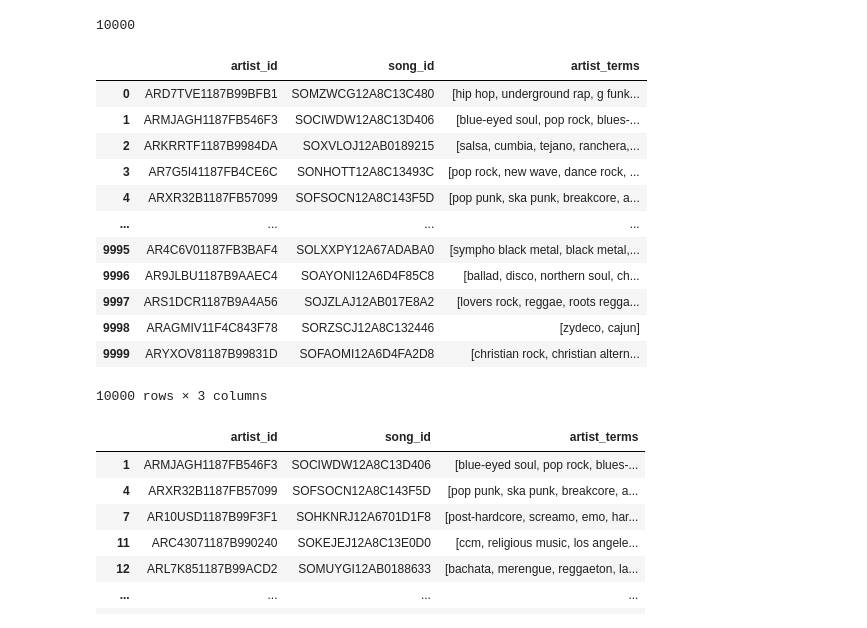
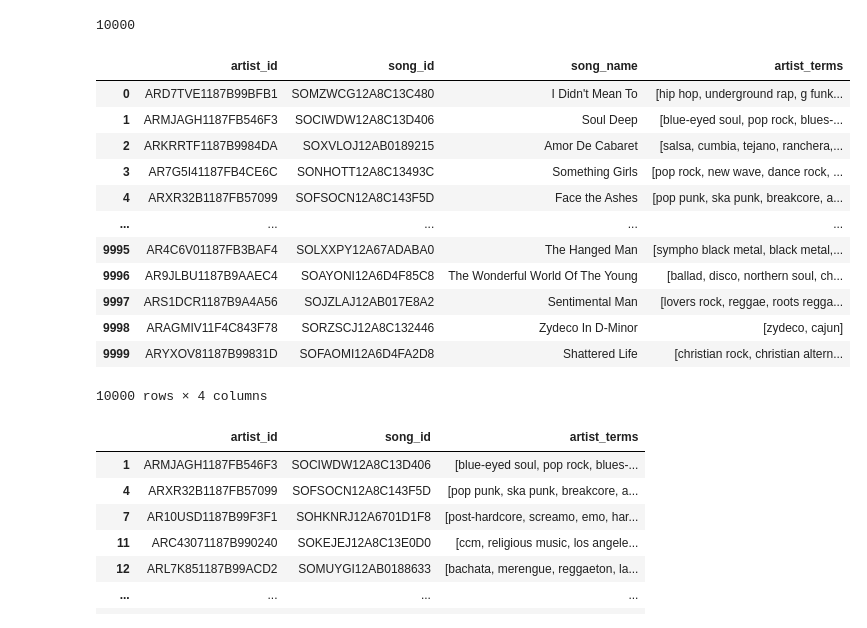
Before and after one commit to matijasipek/comp_tools, a Jupyter notebook: apriori - exercises based.ipynb, the cells around one changed output. Cells and saved outputs as stored; diff of their text form; code cells hidden in the pictures.

```diff
--- a/apriori - exercises based.ipynb
+++ b/apriori - exercises based.ipynb
@@ -68,8 +68,8 @@ for i in range(N):
     song_id = hdf5_getters.get_song_id(h5)
     song_id = song_id.decode("utf-8")
 
-    #song_name = hdf5_getters.get_title(h5)
-    #song_name = song_name.decode("utf-8")
+    song_name = hdf5_getters.get_title(h5)
+    song_name = song_name.decode("utf-8")
 
     #song_hottness = hdf5_getters.get_song_hotttnesss(h5)
 
@@ -96,7 +96,7 @@ for i in range(N):
     #record.append(artist_name)
     #record.append(artist_location)
     record.append(song_id)
-    #record.append(song_name)
+    record.append(song_name)
     #record.append(song_hottness)
     #record.append(time_signature)
     record.append(artist_terms)
@@ -110,22 +110,22 @@ for i in range(N):
     data.append(record)
 # %%
 #df = pd.DataFrame(data, columns=['artist_id', 'artist_name', 'artist_location', 'song_id', 'song_name', 'song_hottness','time_signature','artist_terms','artist_mbtags','mode','year','latitude','longitude'])
-df = pd.DataFrame(data, columns=['artist_id','song_id','artist_terms'])
+df = pd.DataFrame(data, columns=['artist_id','song_id','song_name','artist_terms'])
 df
 # %% [output]
-|  | artist_id | song_id | artist_terms |
-| 0 | ARD7TVE1187B99BFB1 | SOMZWCG12A8C13C480 | [hip hop, underground rap, g funk... |
-| 1 | ARMJAGH1187FB546F3 | SOCIWDW12A8C13D406 | [blue-eyed soul, pop rock, blues-... |
-| 2 | ARKRRTF1187B9984DA | SOXVLOJ12AB0189215 | [salsa, cumbia, tejano, ranchera,... |
-| 3 | AR7G5I41187FB4CE6C | SONHOTT12A8C13493C | [pop rock, new wave, dance rock, ... |
-| 4 | ARXR32B1187FB57099 | SOFSOCN12A8C143F5D | [pop punk, ska punk, breakcore, a... |
-| ... | ... | ... | ... |
-| 9995 | AR4C6V01187FB3BAF4 | SOLXXPY12A67ADABA0 | [sympho black metal, black metal,... |
-| 9996 | AR9JLBU1187B9AAEC4 | SOAYONI12A6D4F85C8 | [ballad, disco, northern soul, ch... |
-| 9997 | ARS1DCR1187B9A4A56 | SOJZLAJ12AB017E8A2 | [lovers rock, reggae, roots regga... |
-| 9998 | ARAGMIV11F4C843F78 | SORZSCJ12A8C132446 | [zydeco, cajun] |
-| 9999 | ARYXOV81187B99831D | SOFAOMI12A6D4FA2D8 | [christian rock, christian altern... |
+|  | artist_id | song_id | song_name | artist_terms |
+| 0 | ARD7TVE1187B99BFB1 | SOMZWCG12A8C13C480 | I Didn't Mean To | [hip hop, underground rap, g funk... |
+| 1 | ARMJAGH1187FB546F3 | SOCIWDW12A8C13D406 | Soul Deep | [blue-eyed soul, pop rock, blues-... |
+| 2 | ARKRRTF1187B9984DA | SOXVLOJ12AB0189215 | Amor De Cabaret | [salsa, cumbia, tejano, ranchera,... |
+| 3 | AR7G5I41187FB4CE6C | SONHOTT12A8C13493C | Something Girls | [pop rock, new wave, dance rock, ... |
+| 4 | ARXR32B1187FB57099 | SOFSOCN12A8C143F5D | Face the Ashes | [pop punk, ska punk, breakcore, a... |
+| ... | ... | ... | ... | ... |
+| 9995 | AR4C6V01187FB3BAF4 | SOLXXPY12A67ADABA0 | The Hanged Man | [sympho black metal, black metal,... |
+| 9996 | AR9JLBU1187B9AAEC4 | SOAYONI12A6D4F85C8 | The Wonderful World Of The Young | [ballad, disco, northern soul, ch... |
+| 9997 | ARS1DCR1187B9A4A56 | SOJZLAJ12AB017E8A2 | Sentimental Man | [lovers rock, reggae, roots regga... |
+| 9998 | ARAGMIV11F4C843F78 | SORZSCJ12A8C132446 | Zydeco In D-Minor | [zydeco, cajun] |
+| 9999 | ARYXOV81187B99831D | SOFAOMI12A6D4FA2D8 | Shattered Life | [christian rock, christian altern... |
-10000 rows × 3 columns
+10000 rows × 4 columns
 # %%
 df1 = df[df.duplicated(['artist_id'], keep=False)]
 df1 = songs_cleaned
```
Also changed, not shown: parts of 19 cells of this notebook.
